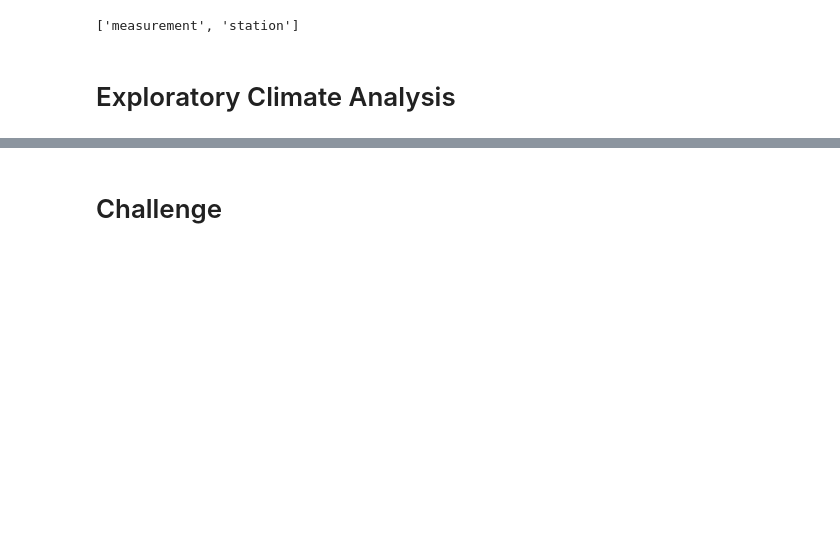
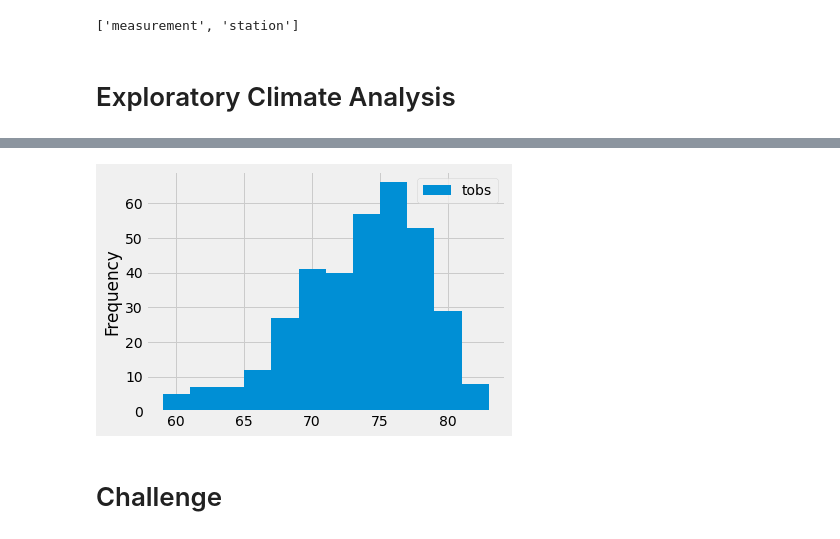
Before and after one commit to cbrito3/surfs_up, a Jupyter notebook: climate_analysis.ipynb, the cells around one changed output, grey strips where cells are left out. Saved outputs shown, nothing was run; the diff lists cells and outputs as text; code cells hidden in the pictures; blank space fills up the shorter version.

```diff
--- a/climate_analysis.ipynb
+++ b/climate_analysis.ipynb
@@ -128,0 +347,20 @@ session = Session(engine)
+# %%
+#9.3.4 Plot the Highest Number of Observations
+
+# Choose the station with the highest number of temperature observations.
+
+#Create a Query for the Temperature Observations
+#To create a query, first select the column we are interested in. We want to pull Measurement.tobs in order to get our total observations count. Add this to your code:
+    #session.query(Measurement.tobs)
+
+#Now filter out all the stations except the most active station with filter(Measurement.station == 'USC00519281'). Your code should look like this:
+    #results = session.query(Measurement.tobs).\
+    #filter(Measurement.station == 'USC00519281')
+
+#We need to apply another filter to consider only the most recent year. For this we can reuse some of the code we have written previously. Then we'll add the .all() function to save our results as a list. Here's what your query should look like:
+results = session.query(Measurement.tobs).\
+filter(Measurement.station == 'USC00519281').\
+filter(Measurement.date >= prev_year).all()
+
+#To run this code, you will need to add a print statement around it.
+print(results)
@@ -128,0 +369,6 @@ session = Session(engine)
+# %%
+##To make the results easier to read, understand, and use, we'll put them in a DataFrame.
+#When creating a DataFrame, our first parameter is our list, and the second parameter is the column(s) we want to put our data in. In this case, we want to put our temperature observations result list into a DataFrame.
+#To convert the results to a DataFrame, add the following to your code:
+df = pd.DataFrame(results, columns=['tobs'])
+print(df)
@@ -129,3 +390,16 @@ session = Session(engine)
+# %%
+## Query the last 12 months of temperature observation data for this station and plot the results as a histogram
+
+#We're going to divide our temperature observations into 12 different bins. This is intended to provide enough detail, but not too much. Note that we don't need to specify the ranges in which the data will be separated; we just need to specify the number of bins.
+#To create the histogram, we need to use the plot() function and the hist() function and add the number of bins as a parameter. Add the following to your code:
+df.plot.hist(bins=12)
+
+#Using plt.tight_layout(), we can compress the x-axis labels so that they fit into the box holding our plot.
+plt.tight_layout()
+
+#Looking at this plot, we can infer that a vast majority of the observations were over 67 degrees. If you count up the bins to the right of 67 degrees, you will get about 325 days where it was over 67 degrees when the temperature was observed.
+# %% [output]
+[figure, added]
 # %%
 # Write a function called `calc_temps` that will accept start date and end date in the format '%Y-%m-%d'
 # and return the minimum, average, and maximum temperatures for that range of dates
```
Also changed, not shown: parts of 18 cells of this notebook.
